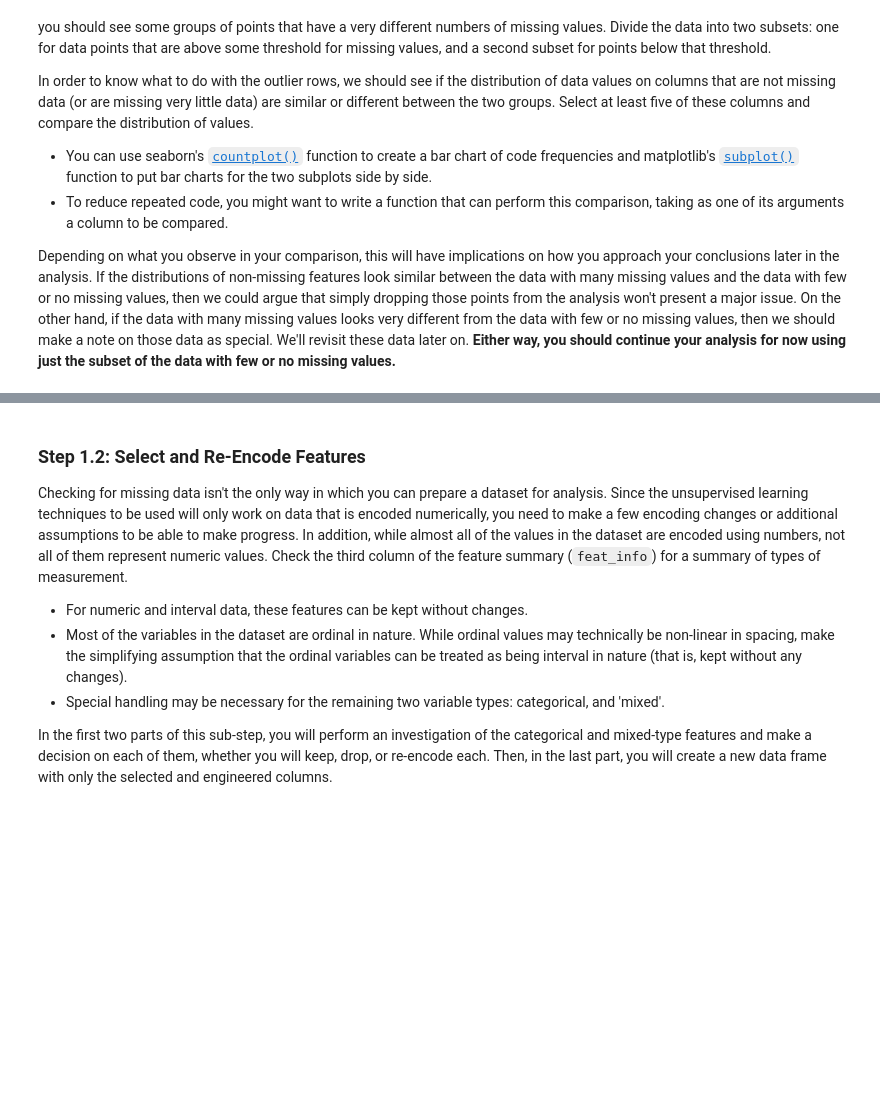
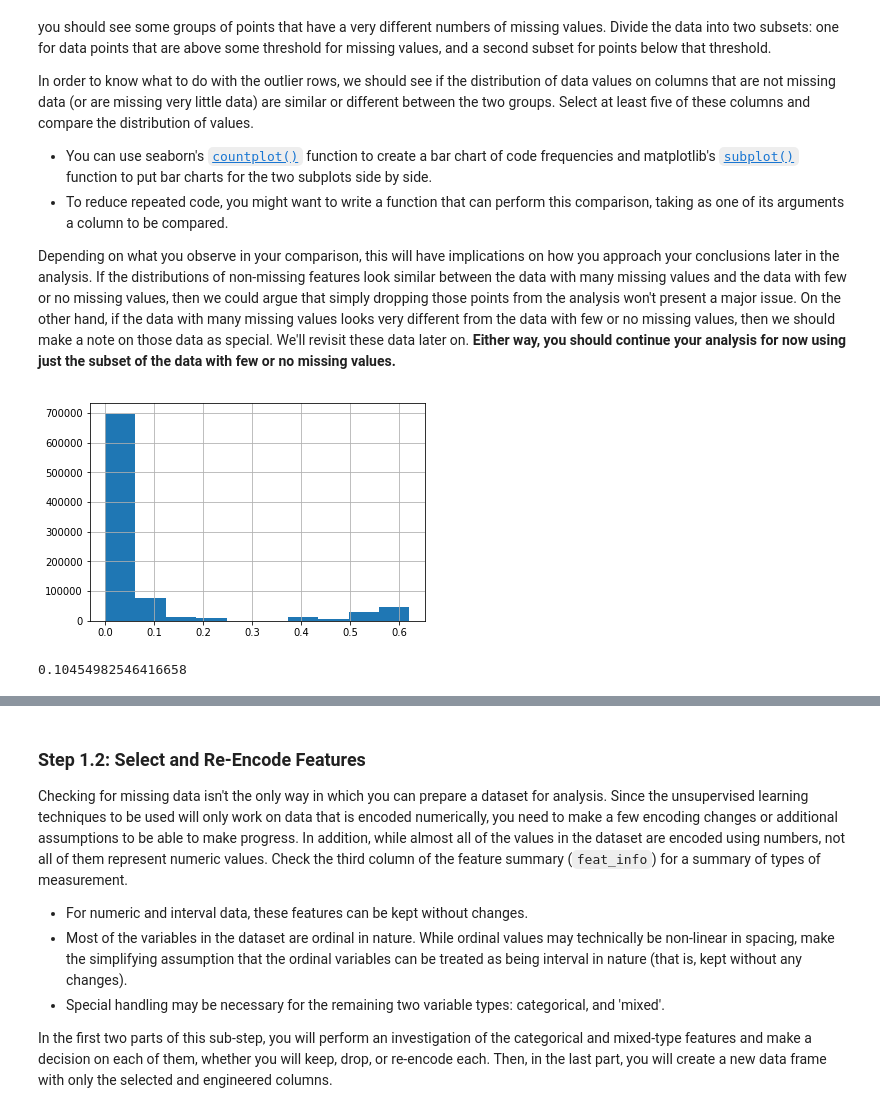
Before and after one commit to iDataist/Create-Customer-Segments, a Jupyter notebook: Identify_Customer_Segments.ipynb, the cells around one changed output, grey strips where cells are left out. Drawn from its saved outputs; the diff is of its cells as text; code cells hidden in the pictures; blank space fills up the shorter version.

```diff
--- a/Identify_Customer_Segments.ipynb
+++ b/Identify_Customer_Segments.ipynb
@@ -86,6 +160,11 @@ In order to know what to do with the outlier rows, we should see if the distribu
 Depending on what you observe in your comparison, this will have implications on how you approach your conclusions later in the analysis. If the distributions of non-missing features look similar between the data with many missing values and the data with few or no missing values, then we could argue that simply dropping those points from the analysis won't present a major issue. On the other hand, if the data with many missing values looks very different from the data with few or no missing values, then we should make a note on those data as special. We'll revisit these data later on. **Either way, you should continue your analysis for now using just the subset of the data with few or no missing values.**
 # %%
 # How much data is missing in each row of the dataset?
+
+perc_missing = azdias.isnull().mean(axis = 1).sort_values(ascending = False)
+perc_missing.hist();
+# %% [output]
+[figure, added]
 # %%
 # Write code to divide the data into two subsets based on the number of missing
 # values in each row.
@@ -92,3 +174,7 @@ Depending on what you observe in your comparison, this will have implications on
+# %%
+len(high_perc_missing)/len(perc_missing)
+# %% [output]
+0.10454982546416658
 # %%
 # Compare the distribution of values for at least five columns where there are
 # no or few missing values, between the two subsets.
```
Also changed, not shown: parts of 82 cells of this notebook.
